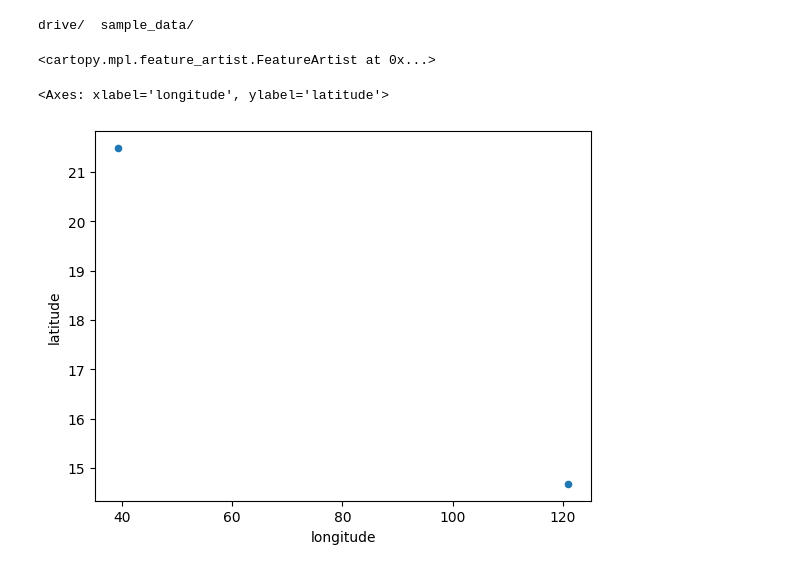
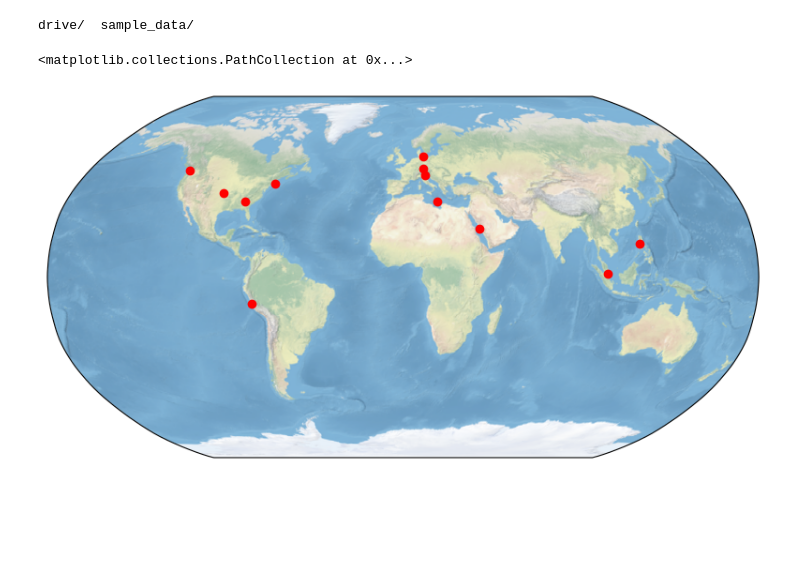
Before and after one commit to sangeethasankar01/awesome_project_1, a Jupyter notebook: awesome_project.ipynb, the cells around one changed output. Cells and saved outputs as stored; diff of their text form; code cells hidden in the pictures; blank space fills up the shorter version.

Commit message:
fix bug and update figures

```diff
--- a/awesome_project.ipynb
+++ b/awesome_project.ipynb
@@ -18,22 +19,24 @@ drive/  sample_data/
 fnames = glob("drive/MyDrive/workspace/awesome_project-1/data/*.dat")
 data = []
 for fname in fnames:
-  data.append(pd.read_csv(fname,names=["latitude","longitude","color","number"]))
-data = pd.concat(data[2:])
+  datai = pd.read_csv(fname,names=["latitude","longitude","color","number"])
+  if datai.shape[0]==1:
+    data.append(datai)
+data = pd.concat(data)
 # %%
 fig = plt.figure(figsize=(10, 5))
 ax = fig.add_subplot(1, 1, 1, projection=ccrs.Robinson())
 
 # make the map global rather than have it zoom in to
 # the extents of any plotted data
 ax.set_global()
 
-# ax.stock_img()
-ax.coastlines()
+ax.stock_img()
+
+ax.scatter(
+    data.longitude,data.latitude,
+    color="red",
+    transform=ccrs.PlateCarree())
 # %% [output]
-<cartopy.mpl.feature_artist.FeatureArtist at 0x...>
+<matplotlib.collections.PathCollection at 0x...>
+[figure, added]
-# %%
-data.plot.scatter(x="longitude",y="latitude")
-# %% [output]
-<Axes: xlabel='longitude', ylabel='latitude'>
-[figure, removed]
```
Also changed, not shown: parts of 3 cells of this notebook.
